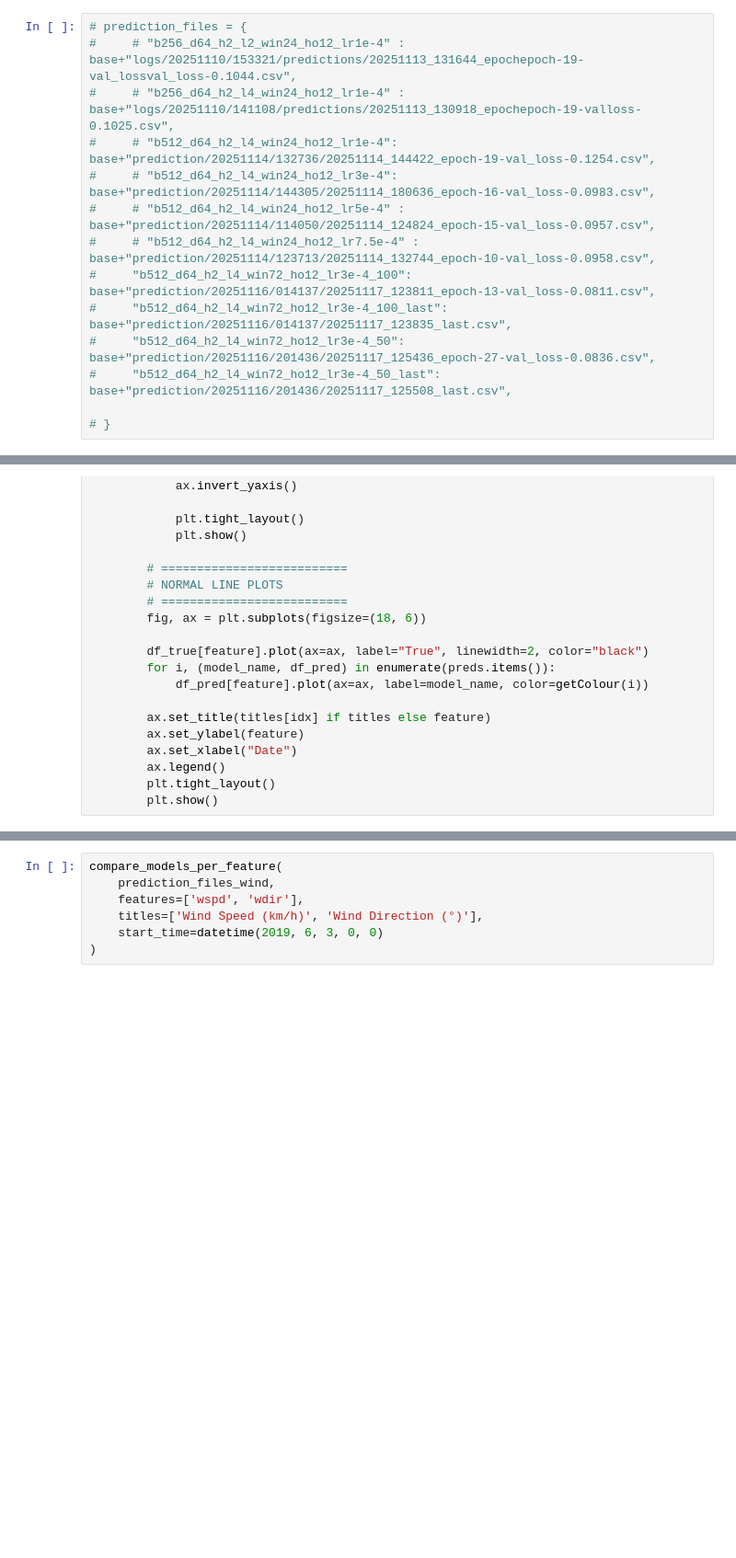
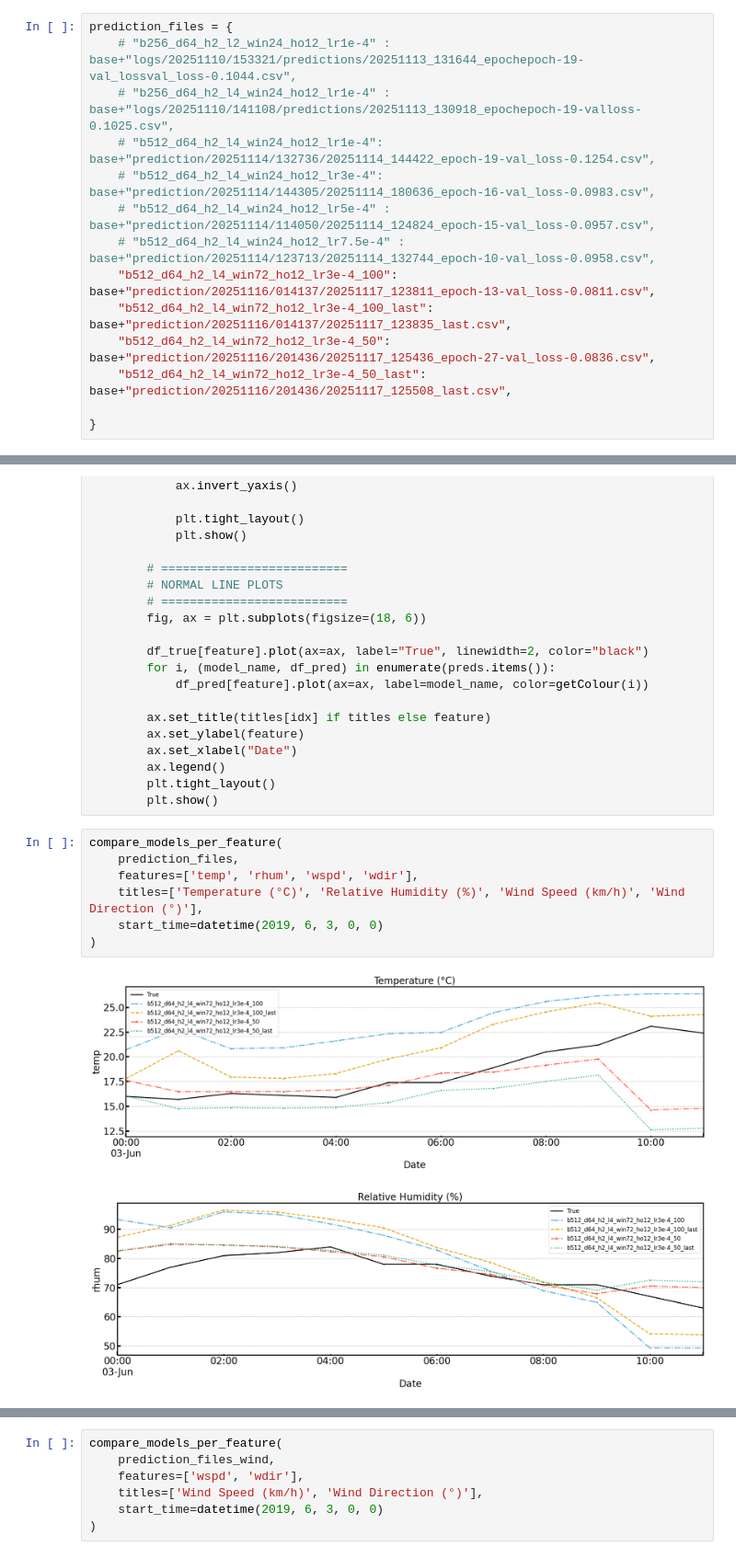
Before and after one commit to KUcyans/MeteoFormer, a Jupyter notebook: PredictionPerformance.ipynb, the cells around one changed output, grey strips where cells are left out. Shown at 92% size. Saved outputs shown, nothing was run; the diff lists cells and outputs as text; blank space fills up the shorter version.

```diff
--- a/PredictionPerformance.ipynb
+++ b/PredictionPerformance.ipynb
@@ -72,17 +92,17 @@ df_true[['temp', 'rhum', 'prcp', 'wdir', 'wspd']]
 base = "/Users/yhjo/Desktop/[2025] Be Resilient/Resilience/"
 # base="C:/Users/yhjo7/Meteoformer/MeteoFormer/"
 # %%
-# prediction_files = {
-#     # "b256_d64_h2_l2_win24_ho12_lr1e-4" : base+"logs/20251110/153321/predictions/20251113_131644_epochepoch-19-val_lossval_loss-0.1044.csv",
-#     # "b256_d64_h2_l4_win24_ho12_lr1e-4" : base+"logs/20251110/141108/predictions/20251113_130918_epochepoch-19-valloss-0.1025.csv",
-#     # "b512_d64_h2_l4_win24_ho12_lr1e-4": base+"prediction/20251114/132736/20251114_144422_epoch-19-val_loss-0.1254.csv",
-#     # "b512_d64_h2_l4_win24_ho12_lr3e-4": base+"prediction/20251114/144305/20251114_180636_epoch-16-val_loss-0.0983.csv",
-#     # "b512_d64_h2_l4_win24_ho12_lr5e-4" : base+"prediction/20251114/114050/20251114_124824_epoch-15-val_loss-0.0957.csv",
-#     # "b512_d64_h2_l4_win24_ho12_lr7.5e-4" : base+"prediction/20251114/123713/20251114_132744_epoch-10-val_loss-0.0958.csv",
-#     "b512_d64_h2_l4_win72_ho12_lr3e-4_100": base+"prediction/20251116/014137/20251117_123811_epoch-13-val_loss-0.0811.csv",
-#     "b512_d64_h2_l4_win72_ho12_lr3e-4_100_last": base+"prediction/20251116/014137/20251117_123835_last.csv",
-#     "b512_d64_h2_l4_win72_ho12_lr3e-4_50": base+"prediction/20251116/201436/20251117_125436_epoch-27-val_loss-0.0836.csv",
-#     "b512_d64_h2_l4_win72_ho12_lr3e-4_50_last": base+"prediction/20251116/201436/20251117_125508_last.csv",
+prediction_files = {
+    # "b256_d64_h2_l2_win24_ho12_lr1e-4" : base+"logs/20251110/153321/predictions/20251113_131644_epochepoch-19-val_lossval_loss-0.1044.csv",
+    # "b256_d64_h2_l4_win24_ho12_lr1e-4" : base+"logs/20251110/141108/predictions/20251113_130918_epochepoch-19-valloss-0.1025.csv",
+    # "b512_d64_h2_l4_win24_ho12_lr1e-4": base+"prediction/20251114/132736/20251114_144422_epoch-19-val_loss-0.1254.csv",
+    # "b512_d64_h2_l4_win24_ho12_lr3e-4": base+"prediction/20251114/144305/20251114_180636_epoch-16-val_loss-0.0983.csv",
+    # "b512_d64_h2_l4_win24_ho12_lr5e-4" : base+"prediction/20251114/114050/20251114_124824_epoch-15-val_loss-0.0957.csv",
+    # "b512_d64_h2_l4_win24_ho12_lr7.5e-4" : base+"prediction/20251114/123713/20251114_132744_epoch-10-val_loss-0.0958.csv",
+    "b512_d64_h2_l4_win72_ho12_lr3e-4_100": base+"prediction/20251116/014137/20251117_123811_epoch-13-val_loss-0.0811.csv",
+    "b512_d64_h2_l4_win72_ho12_lr3e-4_100_last": base+"prediction/20251116/014137/20251117_123835_last.csv",
+    "b512_d64_h2_l4_win72_ho12_lr3e-4_50": base+"prediction/20251116/201436/20251117_125436_epoch-27-val_loss-0.0836.csv",
+    "b512_d64_h2_l4_win72_ho12_lr3e-4_50_last": base+"prediction/20251116/201436/20251117_125508_last.csv",
 
-# }
+}
 # %%
@@ -311,3 +331,13 @@ def compare_models_per_feature(
         ax.legend()
         plt.tight_layout()
         plt.show()
+# %%
+compare_models_per_feature(
+    prediction_files,
+    features=['temp', 'rhum', 'wspd', 'wdir'],
+    titles=['Temperature (°C)', 'Relative Humidity (%)', 'Wind Speed (km/h)', 'Wind Direction (°)'],
+    start_time=datetime(2019, 6, 3, 0, 0)
+)
+# %% [output]
+[figure, added]
+[figure, added]
```
Also changed, not shown: parts of 9 cells of this notebook, 3 other files.
